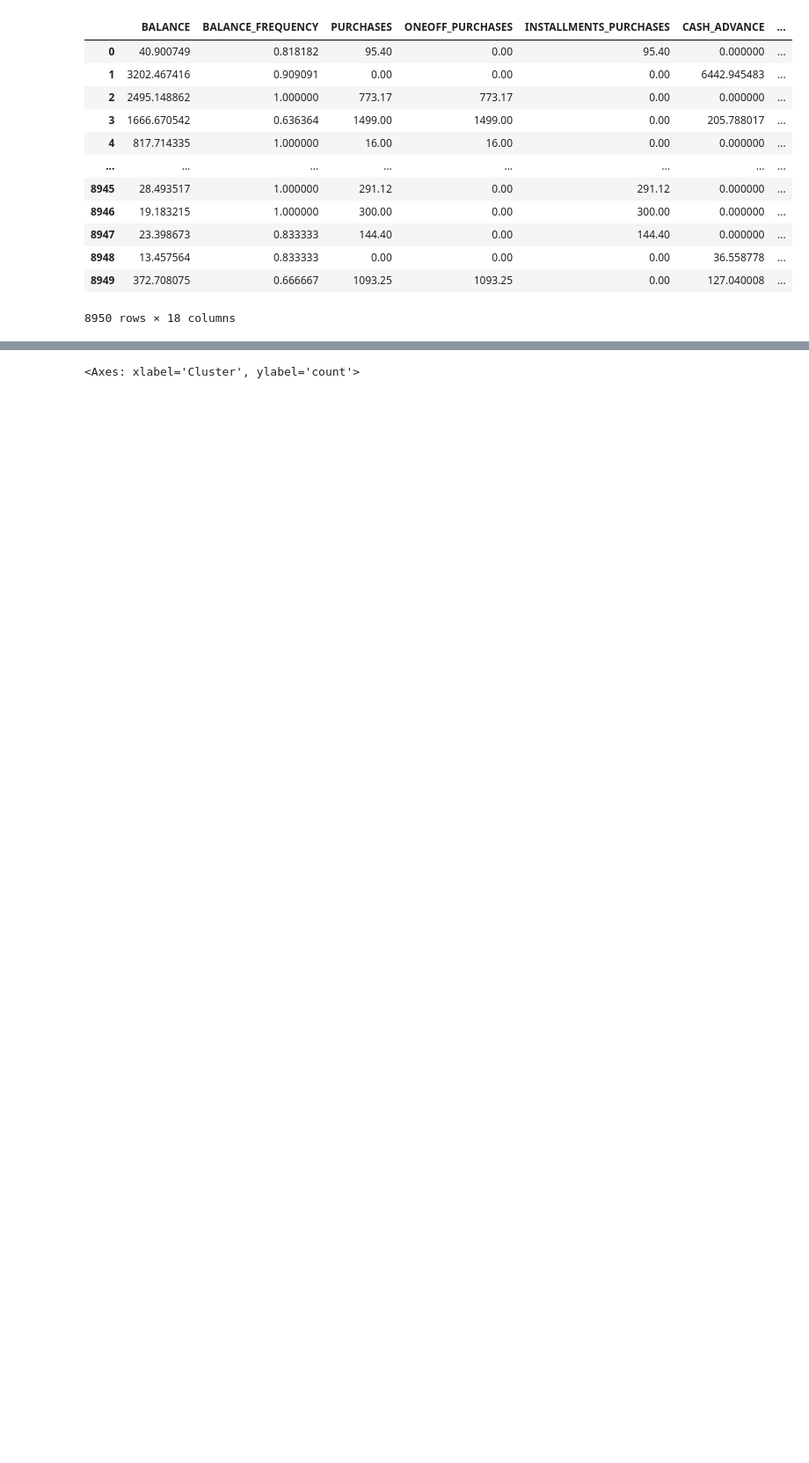
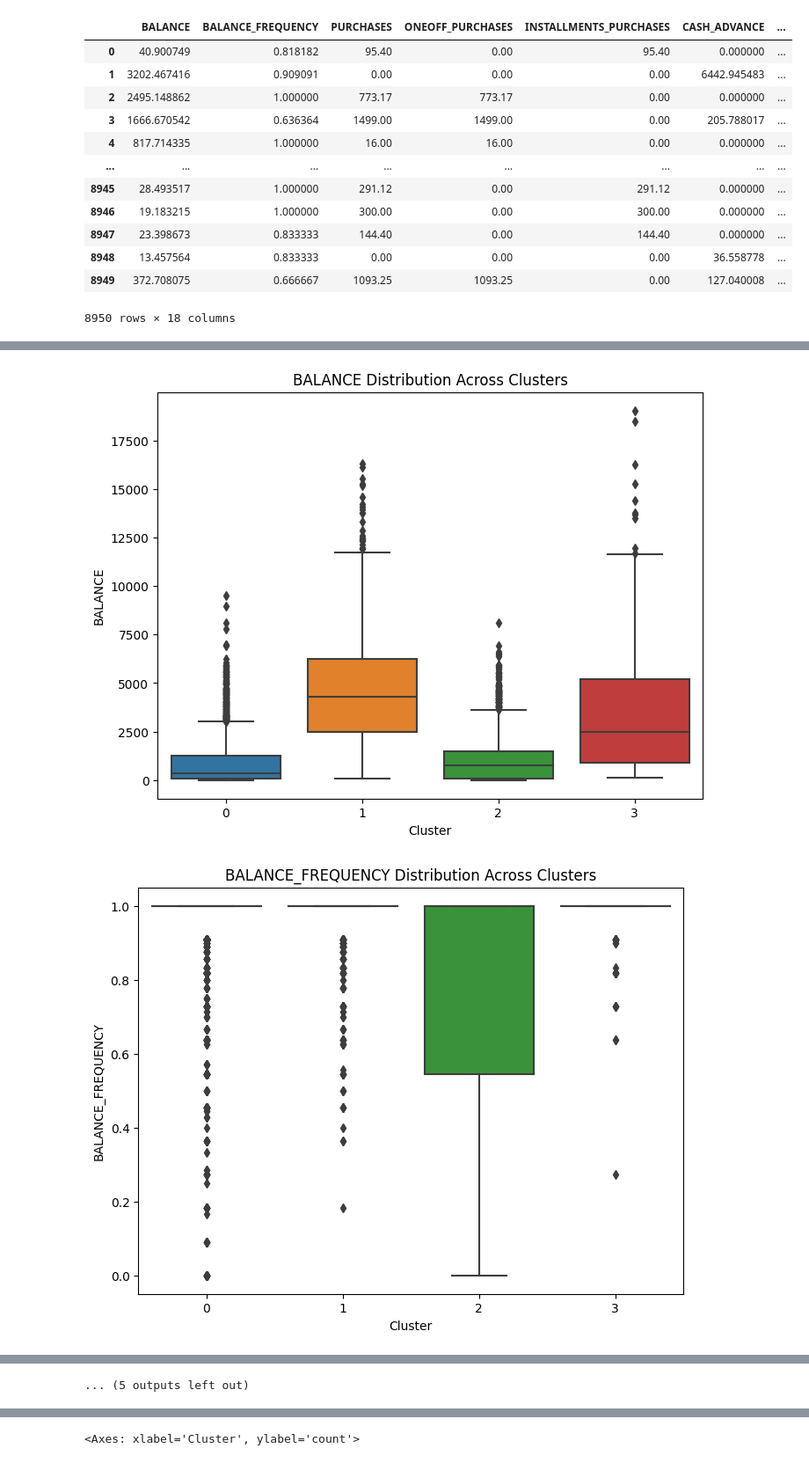
Before and after one commit to abellaouikenza/Market-Segmentation-Project, a Jupyter notebook: Market_seg_cust_data.ipynb, the cells around one changed output, grey strips where cells are left out. Shown at 88% size. Cells and saved outputs as stored; diff of their text form; code cells hidden in the pictures; blank space fills up the shorter version.

```diff
--- a/Market_seg_cust_data.ipynb
+++ b/Market_seg_cust_data.ipynb
@@ -342,3 +343,20 @@ df
 | 8948 | 13.457564 | 0.833333 | 0.00 | 0.00 | 0.00 | 36.558778 | ... |
 | 8949 | 372.708075 | 0.666667 | 1093.25 | 1093.25 | 0.00 | 127.040008 | ... |
 8950 rows × 18 columns
+# %%
+anova_results = pd.DataFrame(columns=['Feature', 'F-Statistic', 'p-value'])
+for feature in df.columns.difference(['Cluster']):
+    groups = [df[df['Cluster'] == cluster][feature] for cluster in df['Cluster'].unique()]
+    f_statistic, p_value = f_oneway(*groups)
+    anova_results = anova_results.append({'Feature': feature, 'F-Statistic': f_statistic, 'p-value': p_value}, ignore_index=True)
+
+# Perform Kruskal-Wallis test
+kruskal_results = pd.DataFrame(columns=['Feature', 'Kruskal-Wallis Statistic', 'p-value'])
+for feature in df.columns.difference(['Cluster']):
+    groups = [df[df['Cluster'] == cluster][feature] for cluster in df['Cluster'].unique()]
+    kruskal_statistic, p_value = kruskal(*groups)
+    kruskal_results = kruskal_results.append({'Feature': feature, 'Kruskal-Wallis Statistic': kruskal_statistic, 'p-value': p_value}, ignore_index=True)
+
+# Print ANOVA results
+print("ANOVA Results:")
+print(anova_results)
@@ -344,0 +383,11 @@ df
+# %%
+for feature in df.columns.difference(['Cluster']):
+    plt.figure(figsize=(8, 6))
+    sns.boxplot(data=df, x='Cluster', y=feature)
+    plt.title(f'{feature} Distribution Across Clusters')
+    plt.xlabel('Cluster')
+    plt.ylabel(feature)
+    plt.show()
+# %% [output]
+[figure, added]
+[figure, added]
@@ -344,0 +404 @@ df
+... (5 outputs left out)
```
Also changed, not shown: parts of 16 cells of this notebook, 3 other files.
